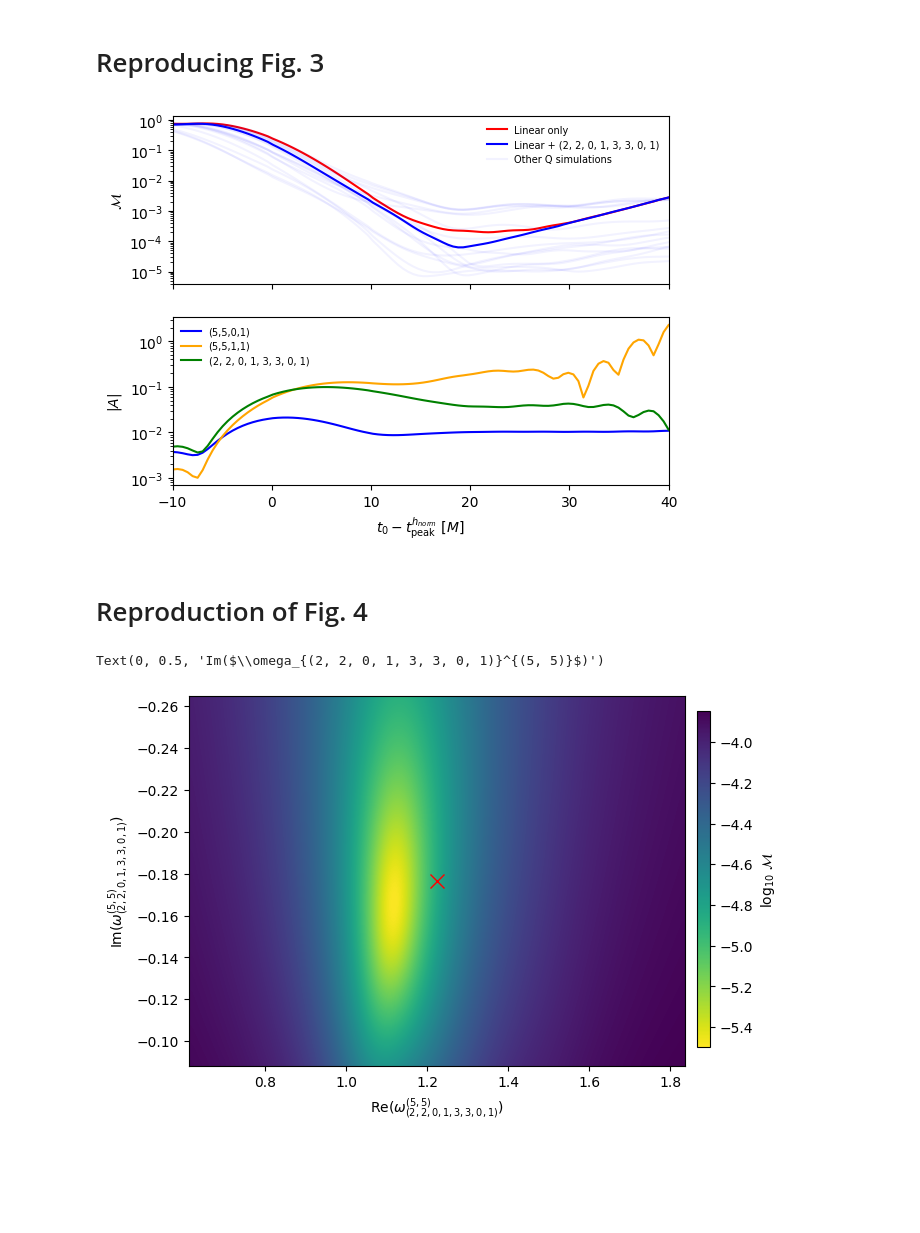
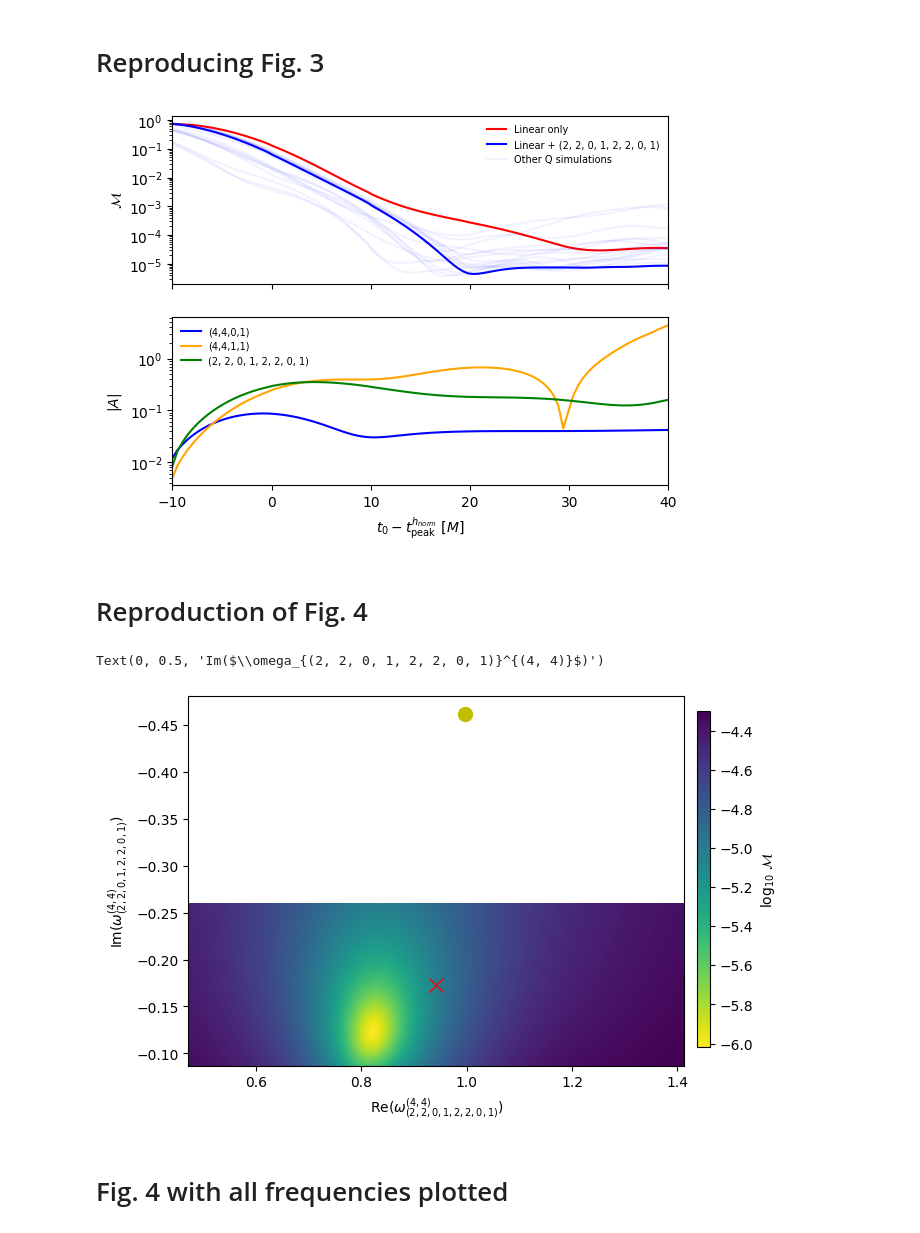
Before and after one commit to Richardvnd/quadratic_qnm, a Jupyter notebook: quadratic_mitman_other_modes.ipynb, the cells around one changed output. Drawn from its saved outputs; the diff is of its cells as text; code cells hidden in the pictures; blank space fills up the shorter version.

Commit message:
bugfix: frequency plot

```diff
--- a/quadratic_mitman_other_modes.ipynb
+++ b/quadratic_mitman_other_modes.ipynb
@@ -120,8 +120,8 @@ Note this doesn't use the CCE waveforms.
 
 Assume linear model fits to a particular l,m using only the QNM harmonics of that l,m
 # %%
-quadratic_mode = (2,2,0,1,3,3,0,1)
-spherical_mode = (5,5)
+quadratic_mode = (2,2,0,1,2,2,0,1)
+spherical_mode = (4,4)
 t0 = 20
 sim = CCE_sim305
 #CCE_sim12
@@ -402,18 +402,18 @@ for i, modes in enumerate(mode_list):
 sims = [sim_1502, sim_1476, sim_1506, sim_1508, sim_1474, sim_1505, sim_1504, sim_1485, sim_1486, sim_1441, sim_1500, sim_1492, sim_1465,
         sim_1458, sim_1438, sim_1430]
 
-for i, sim in enumerate(sims):
+for i, s in enumerate(sims):
 
     mms = []
 
     for j, t_start in enumerate(start_times):
 
         best_fit = qnmfits.ringdown_fit(
-            sim.times,
-            sim.h[l,m],
+            s.times,
+            s.h[l,m],
             model_q,
-            Mf=sim.Mf,
-            chif=sim.chif_mag,
+            Mf=s.Mf,
+            chif=s.chif_mag,
             t0=t_start
         )
 
@@ -432,17 +432,19 @@ ax[1].set_ylabel('$|A|$')
 _ = ax[0].legend(ncol=1, frameon=False, fontsize=7)
 _ = ax[1].legend(ncol=1, frameon=False, fontsize=7)
 # %% [output]
-[figure, old version]
+[figure, new version]
 # %% [markdown]
 # Reproduction of Fig. 4
 # %%
+sim = CCE_sim305
+
 model_q = [(l,m,n,1) for n in range(1+1)] + [quadratic_mode]
 
 re_min = -0.5
 re_max = 0.5
 im_min = -0.5
 im_max = 0.5
-step = 1001
+step = 101
 
 index = model_q.index(quadratic_mode)
 # %%
@@ -493,32 +495,37 @@ if frequencies[index].imag == 0:
     ymax = im_max
 elif frequencies[index].real == 0:
     xmin = re_min
     xmax = re_max
 
 # Plot heatmap
 im = ax.imshow(
     np.log10(mm_grid),
     extent=[xmin, xmax, ymin, ymax],
     aspect='auto',
     origin='lower',
     interpolation='bicubic',
     cmap='viridis_r')
 
 ax.plot(frequencies[index].real, frequencies[index].imag, color='r', marker='x', markersize=10)
 
+next_freq = qnmfits.qnm.omega(l,m,2,1, s.chif_mag, Mf=s.Mf)
+ax.plot(next_freq.real, next_freq.imag, color='y', marker='o', markersize=10)
+
 #frequency_442= np.array(qnm.omega_list([(4,4,2,1)], sim.chif_mag, sim.Mf))
 #x_offset = frequency_442.real / frequencies.real[index]
 #y_offset = frequency_442.imag / frequencies.imag[index]
 
 #ax.plot(x_offset, y_offset, marker='o', markersize=3, color='k')
 
 # Color bar
 cax = fig.add_axes([0.92, 0.15, 0.02, 0.7])
 cbar = fig.colorbar(im, cax=cax)
 cbar.ax.set_ylabel('$\mathrm{log}_{10}\ \mathcal{M}$')
 
 ax.set_xlabel(f'Re($\omega_{{{quadratic_mode}}}^{{{spherical_mode}}}$)')
 ax.set_ylabel(f'Im($\omega_{{{quadratic_mode}}}^{{{spherical_mode}}}$)')
 # %% [output]
-Text(0, 0.5, 'Im($\\omega_{(2, 2, 0, 1, 3, 3, 0, 1)}^{(5, 5)}$)')
+Text(0, 0.5, 'Im($\\omega_{(2, 2, 0, 1, 2, 2, 0, 1)}^{(4, 4)}$)')
-[figure, old version]
+[figure, new version]
+# %% [markdown]
+# Fig. 4 with all frequencies plotted
```
Also changed, not shown: parts of 7 cells of this notebook.
